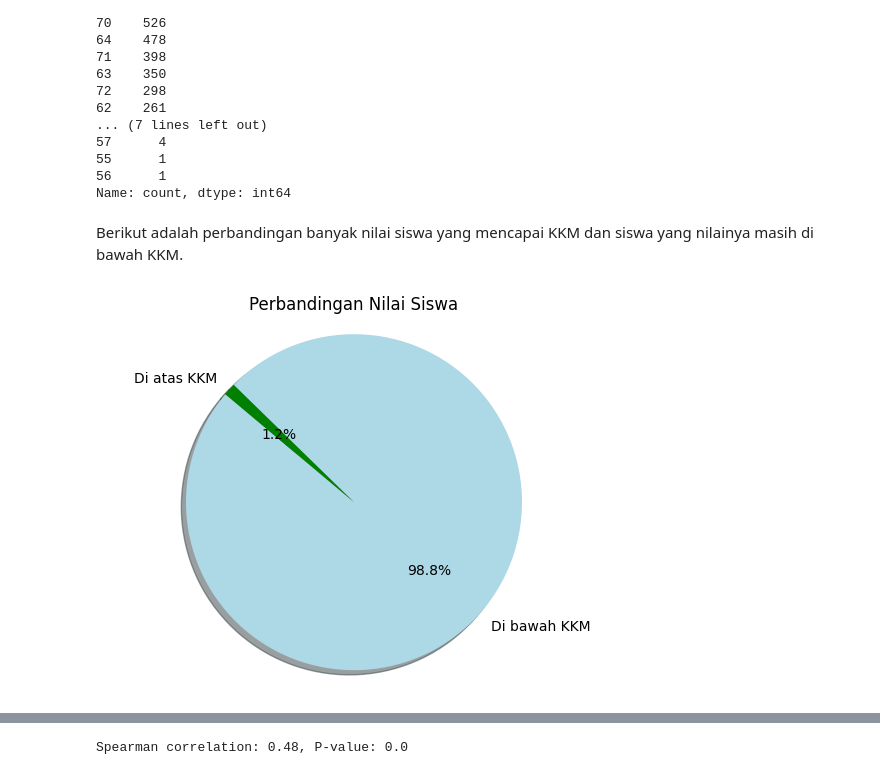
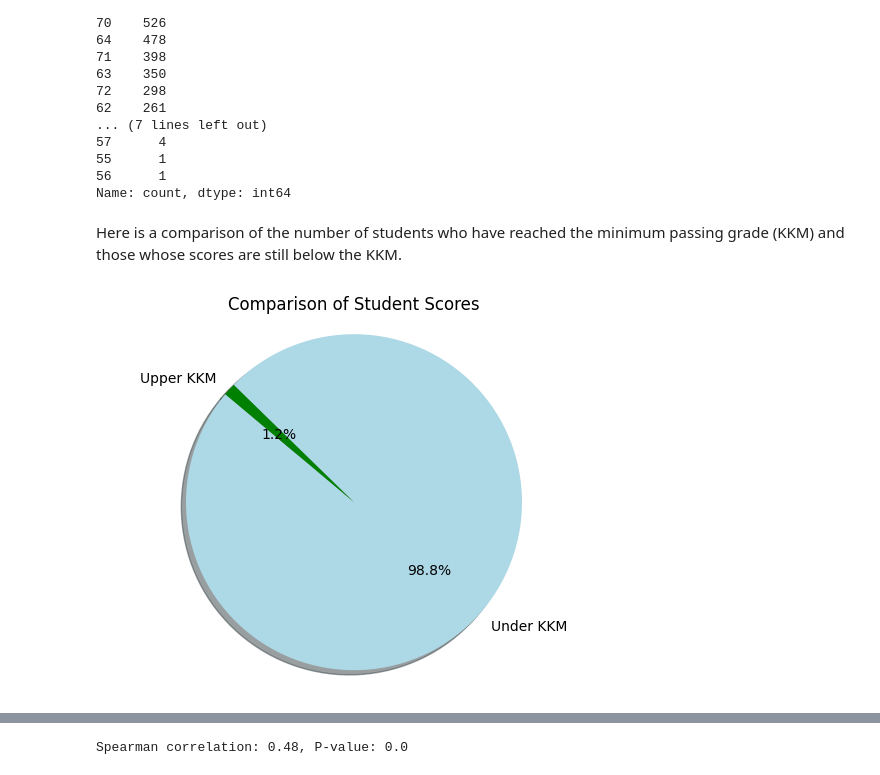
Before and after one commit to azkiamudrikah/Students-Performance-Factors, a Jupyter notebook: StudentsPerformanceFactors.ipynb, the cells around one changed output, grey strips where cells are left out. Cells and saved outputs as stored; diff of their text form; code cells hidden in the pictures.

```diff
--- a/StudentsPerformanceFactors.ipynb
+++ b/StudentsPerformanceFactors.ipynb
@@ -243,18 +219,18 @@ Exam_Score
 55      1
 56      1
 Name: count, dtype: int64
-# %% [markdown]
-Berikut adalah perbandingan banyak nilai siswa yang mencapai KKM dan siswa yang nilainya masih di bawah KKM.
+# %% [markdown]
+Here is a comparison of the number of students who have reached the minimum passing grade (KKM) and those whose scores are still below the KKM.
 # %%
-labels = ["Di bawah KKM", "Di atas KKM"]
+labels = ["Under KKM", "Upper KKM"]
 sizes = [98.81, 1.19]
 colors = ['lightblue','green']
 
 plt.pie(sizes, labels=labels, colors=colors,
         autopct='%1.1f%%', shadow=True, startangle=140)
 
 plt.axis('equal')
-plt.title('Perbandingan Nilai Siswa')
+plt.title('Comparison of Student Scores')
 plt.show()
 # %% [output]
-[figure, old version]
+[figure, new version]
```
Also changed, not shown: parts of 100 cells of this notebook.
